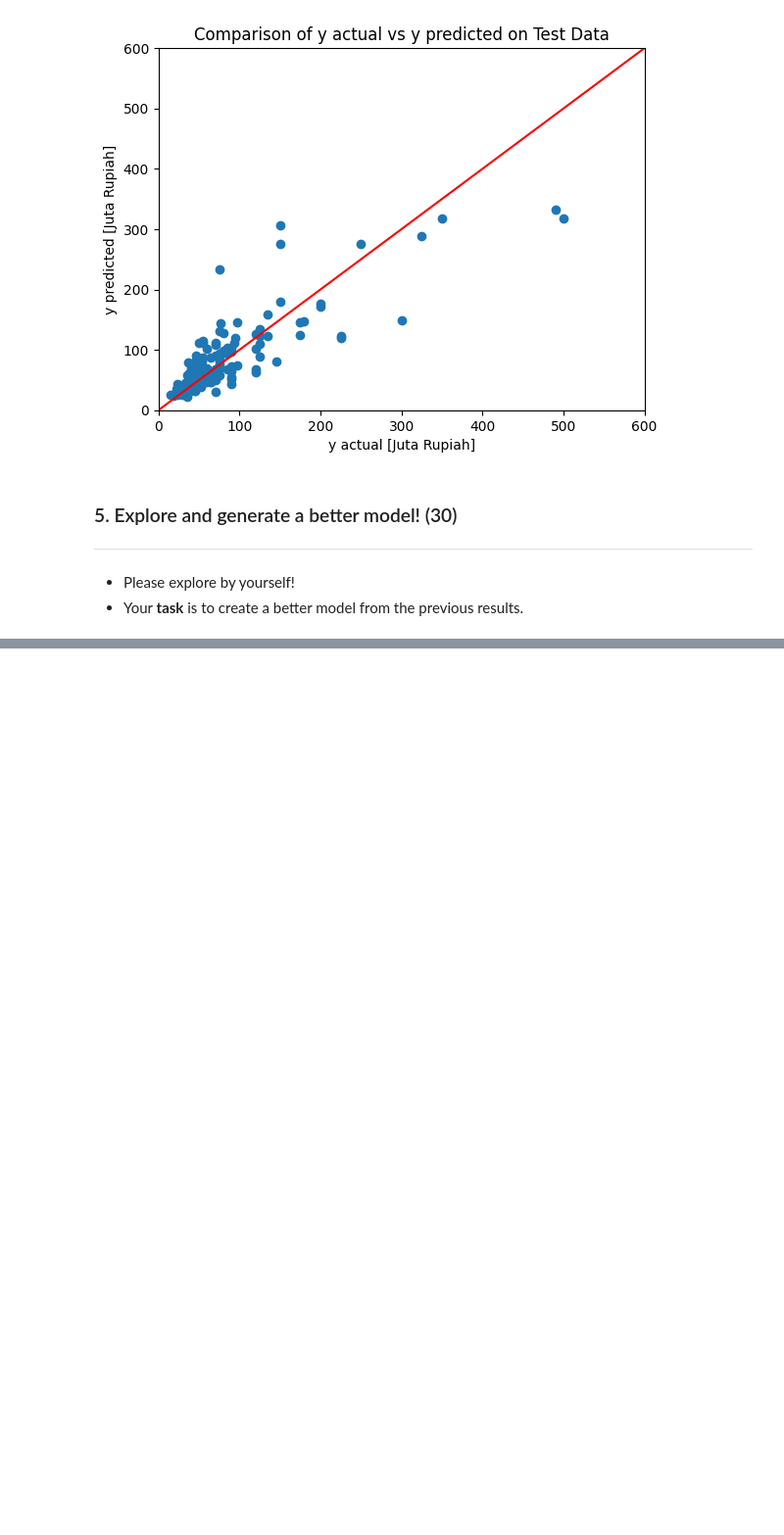
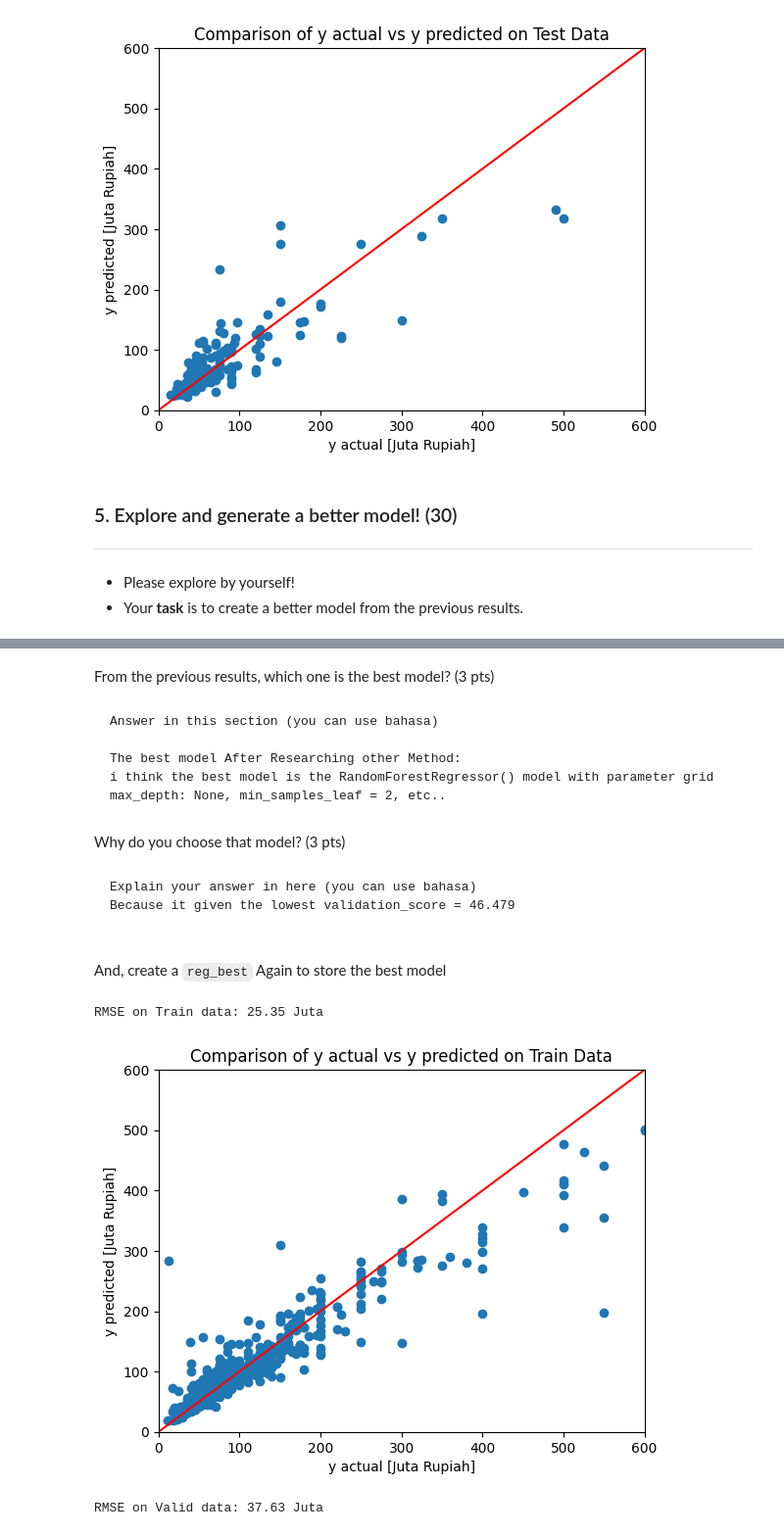
Before and after one commit to Cakurniawan/pacmann-intro-ml, a Jupyter notebook: mentoring-2/Mentoring_02_Candra_Kurniawan_Introduction_to_Machine_Learning_Sekolah_Data.ipynb, the cells around one changed output, grey strips where cells are left out. Shown at 98% size. Saved outputs shown, nothing was run; the diff lists cells and outputs as text; code cells hidden in the pictures; blank space fills up the shorter version.

````diff
--- a/mentoring-2/Mentoring_02_Candra_Kurniawan_Introduction_to_Machine_Learning_Sekolah_Data.ipynb
+++ b/mentoring-2/Mentoring_02_Candra_Kurniawan_Introduction_to_Machine_Learning_Sekolah_Data.ipynb
@@ -1693,0 +1728,11 @@ plt.show()
+# %%
+reg_rfg  = GridSearchCV(estimator=RandomForestRegressor(),
+                       param_grid={'n_estimators': [100, 200],  # Number of trees in the forest
+                                   'max_depth': [None, 10,],    # Maximum depth of the tree
+                                   'min_samples_split': [2, 5],    # Minimum number of samples required to split a node
+                                   'min_samples_leaf': [1, 2]},      # Minimum number of samples required at each leaf node
+                       cv=10,
+                       scoring='neg_root_mean_squared_error',
+                       return_train_score=True)
+
+reg_rfg.fit(X_train_clean, y_train_dropped)
@@ -1693,0 +1760,14 @@ plt.show()
+# %%
+# Create the GridSearchCV object with the parameter grid
+reg_gb = GridSearchCV(estimator=GradientBoostingRegressor(),
+                      param_grid={'learning_rate': [0.01, 0.1, 0.5],
+                                  'n_estimators': [50, 100, 200],
+                                  'max_depth': [3, 5, 7],
+                                  'min_samples_split': [2, 5, 10],
+                                  'min_samples_leaf': [1, 2, 4]},
+                      cv=10,
+                      scoring='neg_root_mean_squared_error',
+                      return_train_score=True)
+
+# Fit the GridSearchCV object to the training data
+reg_gb.fit(X_train_clean, y_train_dropped)
@@ -1693,0 +1815,43 @@ plt.show()
+# %% [markdown]
+From the previous results, which one is the best model? (3 pts)
+# %% [markdown]
+```
+Answer in this section (you can use bahasa)
+
+The best model After Researching other Method:
+i think the best model is the RandomForestRegressor() model with parameter grid max_depth: None, min_samples_leaf = 2, etc..
+```
+# %% [markdown]
+Why do you choose that model? (3 pts)
+# %% [markdown]
+```
+Explain your answer in here (you can use bahasa)
+Because it given the lowest validation_score = 46.479
+
+```
+# %% [markdown]
+And, create a `reg_best` Again to store the best model
+# %%
+reg_best_new = reg_rfg.best_estimator_
+# %%
+# Predict (JUST RUN THE CODE)
+y_train_pred_new = reg_best_new.predict(X_train_clean)
+# %%
+# Run by candra
+
+# Find error (JUST RUN THE CODE)
+train_error_new = rmse(y_train_dropped, y_train_pred_new)
+print(f'RMSE on Train data: {train_error_new/10**6:.2f} Juta')
+# %% [output]
+RMSE on Train data: 25.35 Juta
+# %%
+# Visualize & compare the prediction (JUST RUN THE CODE)
+plt.scatter(y_train_dropped/1e6, y_train_pred_new/1e6)
+
+plt.plot([0, 600], [0, 600], c='red')
+plt.xlim(0, 600); plt.ylim(0, 600)
+plt.xlabel('y actual [Juta Rupiah]'); plt.ylabel('y predicted [Juta Rupiah]')
+plt.title('Comparison of y actual vs y predicted on Train Data')
+plt.show()
+# %% [output]
+[figure, added]
@@ -1693,0 +1861,8 @@ plt.show()
+# %%
+# Run by candra
+
+# Find error (JUST RUN THE CODE)
+valid_error_new = rmse(y_valid, y_valid_pred_new)
+print(f'RMSE on Valid data: {valid_error_new/10**6:.2f} Juta')
+# %% [output]
+RMSE on Valid data: 37.63 Juta
````
Also changed, not shown: parts of 21 cells of this notebook.
